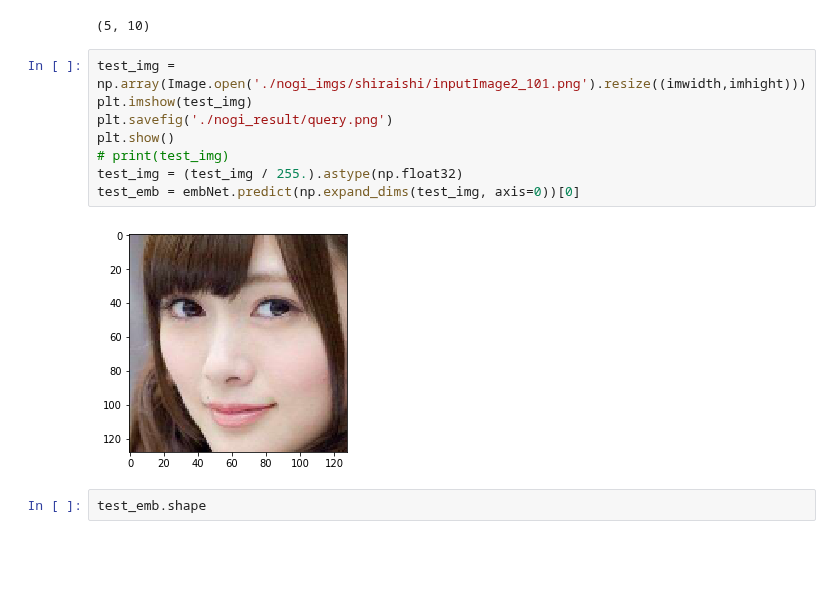
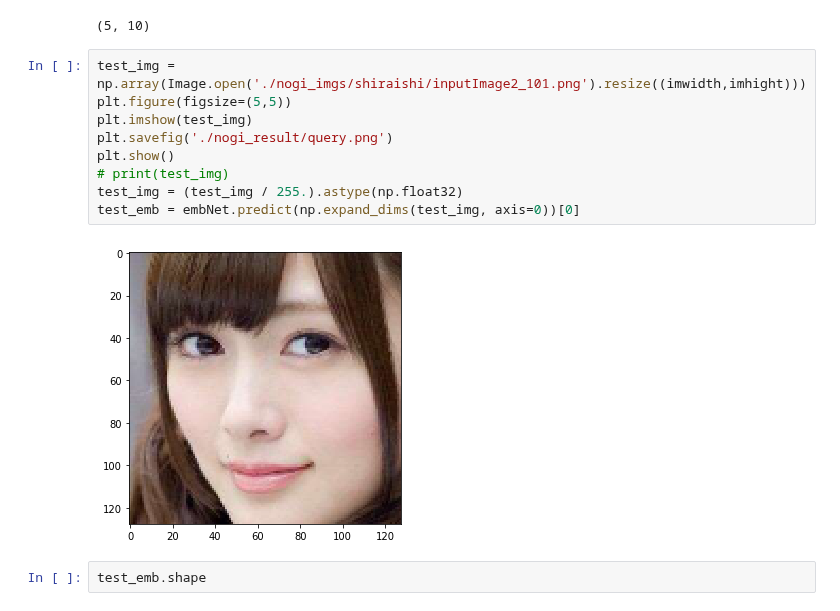
Before and after one commit to zukakosan/tripletNet, a Jupyter notebook: emb4retrieval.ipynb, the cells around one changed output. Cells and saved outputs as stored; diff of their text form; blank space fills up the shorter version.

```diff
--- a/emb4retrieval.ipynb
+++ b/emb4retrieval.ipynb
@@ -56,14 +56,15 @@ emb_vecs.shape
 (5, 10)
 # %%
 test_img = np.array(Image.open('./nogi_imgs/shiraishi/inputImage2_101.png').resize((imwidth,imhight)))
+plt.figure(figsize=(5,5))
 plt.imshow(test_img)
 plt.savefig('./nogi_result/query.png')
 plt.show()
 # print(test_img)
 test_img = (test_img / 255.).astype(np.float32)
 test_emb = embNet.predict(np.expand_dims(test_img, axis=0))[0]
 # %% [output]
-[figure, old version]
+[figure, new version]
 # %%
 test_emb.shape
 # %% [output]
```
Also changed, not shown: parts of 2 cells of this notebook, 3 other files.
